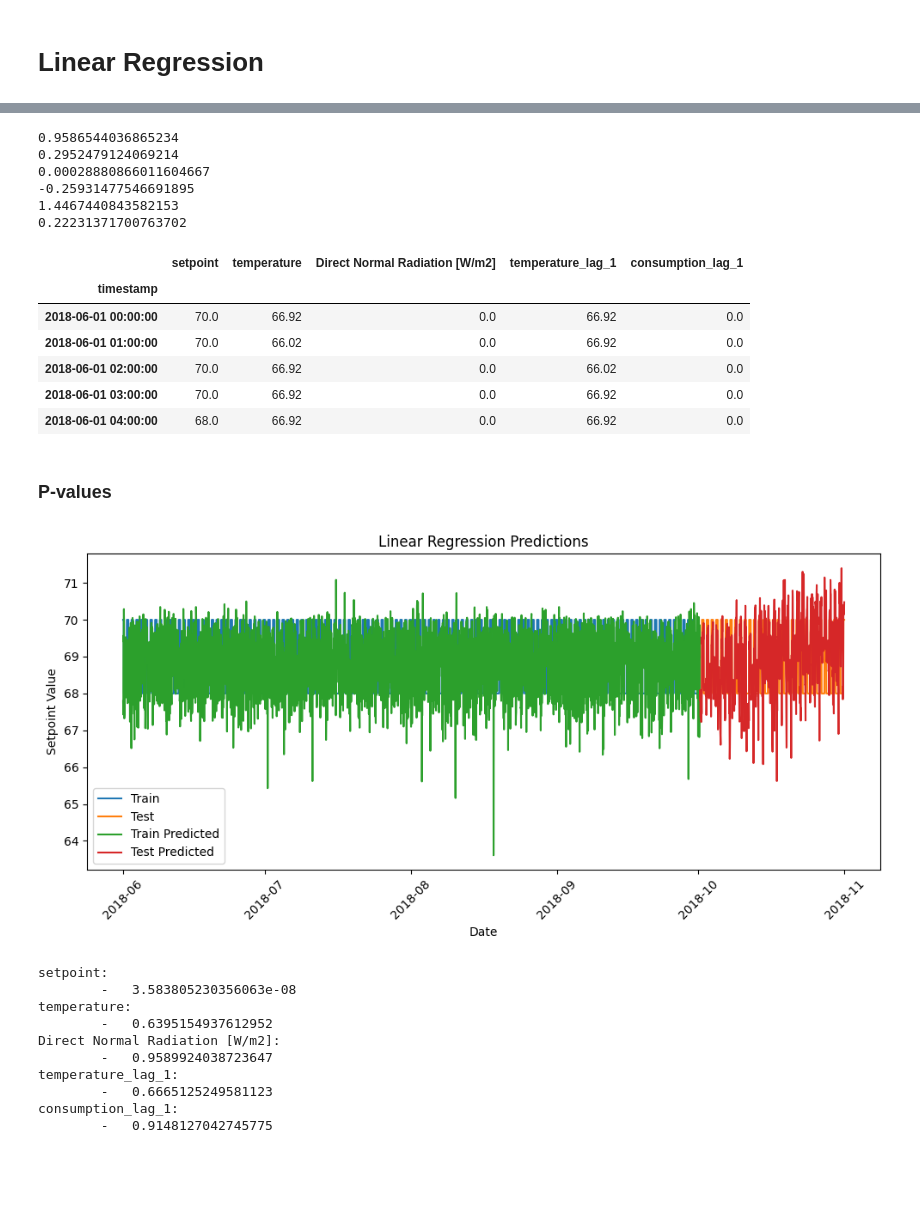
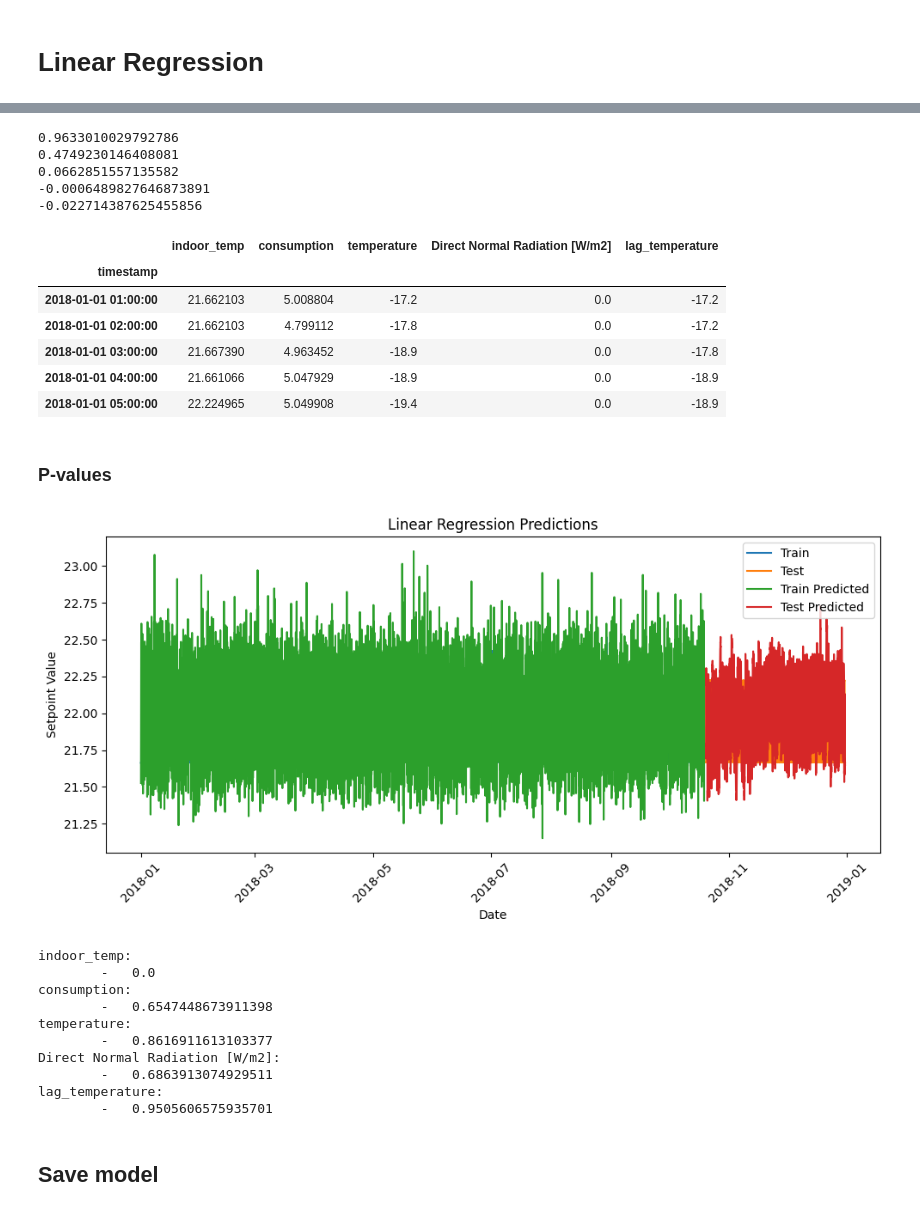
Before and after one commit to adrianlopezlanchares/Space-Conditioning-Electrification, a Jupyter notebook: consumption/full-prediction/full_prediction.ipynb, the cells around one changed output, grey strips where cells are left out. Saved outputs shown, nothing was run; the diff lists cells and outputs as text; code cells hidden in the pictures; blank space fills up the shorter version.

```diff
--- a/consumption/full-prediction/full_prediction.ipynb
+++ b/consumption/full-prediction/full_prediction.ipynb
@@ -857,4 +694,4 @@ lr_heating_model = LinearRegressionModel(input_size=heating_train.shape[1], outp
 # %%
 # Loss and optimizer
-heating_lr_criterion = nn.MSELoss()
-heating_lr_optimizer = optim.Adam(lr_heating_model.parameters(), lr=0.0001)
+lr_criterion = nn.MSELoss()
+lr_optimizer = optim.Adam(lr_model.parameters(), lr=0.0001)
@@ -884,0 +698,3 @@ heating_lr_predictions, heating_lr_actuals = evaluate(lr_heating_model, heating_
+# %%
+num_epochs = 100
+train(lr_model, lr_dataloader_train, lr_criterion, lr_optimizer, num_epochs)
@@ -885,3 +719,6 @@ heating_lr_predictions, heating_lr_actuals = evaluate(lr_heating_model, heating_
+# %%
+# predict
+lr_predictions, lr_actuals = evaluate(lr_model, lr_dataloader_test)
 # %%
 # plot predictions
 plt.figure(figsize=(10, 5))
@@ -965,5 +736,5 @@ plt.show()
 # %%
-for param in lr_cooling_model.parameters():
+for param in lr_model.parameters():
     for num in param:
         try:
             for p in num:
@@ -971,40 +742,39 @@ for param in lr_cooling_model.parameters():
         except:
             print(num.item())
 # %% [output]
-0.9586544036865234
-0.2952479124069214
-0.00028880866011604667
--0.25931477546691895
-1.4467440843582153
-0.22231371700763702
+0.9633010029792786
+0.4749230146408081
+0.0662851557135582
+-0.0006489827646873891
+-0.022714387625455856
 # %%
-cooling_train.head()
+train_data.head()
 # %% [output]
-|  | setpoint | temperature | Direct Normal Radiation [W/m2] | temperature_lag_1 | consumption_lag_1 |
+|  | indoor_temp | consumption | temperature | Direct Normal Radiation [W/m2] | lag_temperature |
 | timestamp |  |  |  |  |  |
-| 2018-06-01 00:00:00 | 70.0 | 66.92 | 0.0 | 66.92 | 0.0 |
-| 2018-06-01 01:00:00 | 70.0 | 66.02 | 0.0 | 66.92 | 0.0 |
-| 2018-06-01 02:00:00 | 70.0 | 66.92 | 0.0 | 66.02 | 0.0 |
-| 2018-06-01 03:00:00 | 70.0 | 66.92 | 0.0 | 66.92 | 0.0 |
-| 2018-06-01 04:00:00 | 68.0 | 66.92 | 0.0 | 66.92 | 0.0 |
+| 2018-01-01 01:00:00 | 21.662103 | 5.008804 | -17.2 | 0.0 | -17.2 |
+| 2018-01-01 02:00:00 | 21.662103 | 4.799112 | -17.8 | 0.0 | -17.2 |
+| 2018-01-01 03:00:00 | 21.667390 | 4.963452 | -18.9 | 0.0 | -17.8 |
+| 2018-01-01 04:00:00 | 21.661066 | 5.047929 | -18.9 | 0.0 | -18.9 |
+| 2018-01-01 05:00:00 | 22.224965 | 5.049908 | -19.4 | 0.0 | -18.9 |
 # %% [markdown]
 ### P-values
 # %%
 # Get predictions on train set
-cooling_lr_train_predictions, cooling_lr_train_actuals = evaluate(lr_cooling_model, cooling_lr_dataloader_train)
+lr_train_predictions, lr_train_actuals = evaluate(lr_model, lr_dataloader_train)
 # %%
 # plot predictions
 plt.figure(figsize=(10, 5))
-plt.plot(cooling_train.index, cooling_train["setpoint"], label="Train")
-plt.plot(cooling_test.index, cooling_test["setpoint"], label="Test")
-plt.plot(cooling_train.index, cooling_lr_train_predictions, label="Train Predicted")
-plt.plot(cooling_test.index, cooling_lr_predictions, label="Test Predicted")
+plt.plot(train_data.index, train_data["indoor_temp"], label="Train")
+plt.plot(test_data.index, test_data["indoor_temp"], label="Test")
+plt.plot(train_data.index, lr_train_predictions, label="Train Predicted")
+plt.plot(test_data.index, lr_predictions, label="Test Predicted")
 plt.title("Linear Regression Predictions")
 plt.xlabel("Date")
 plt.ylabel("Setpoint Value")
 plt.legend()
 plt.xticks(rotation=45)
 plt.tight_layout()
 plt.show()
 # %% [output]
-[figure, old version]
+[figure, new version]
@@ -1018,15 +788,17 @@ cooling_p_values = get_pvalues(
 # %%
-for i, col in enumerate(cooling_train.columns):
+for i, col in enumerate(train_data.columns):
     print(col + ":")
-    print("\t-  ", cooling_p_values[i])
+    print("\t-  ", p_values[i])
 # %% [output]
-setpoint:
-        -   3.583805230356063e-08
+indoor_temp:
+        -   0.0
+consumption:
+        -   0.6547448673911398
 temperature:
-        -   0.6395154937612952
+        -   0.8616911613103377
 Direct Normal Radiation [W/m2]:
-        -   0.9589924038723647
-temperature_lag_1:
-        -   0.6665125249581123
-consumption_lag_1:
-        -   0.9148127042745775
+        -   0.6863913074929511
+lag_temperature:
+        -   0.9505606575935701
+# %% [markdown]
+## Save model
```
Also changed, not shown: parts of 99 cells of this notebook, 1 other file.
